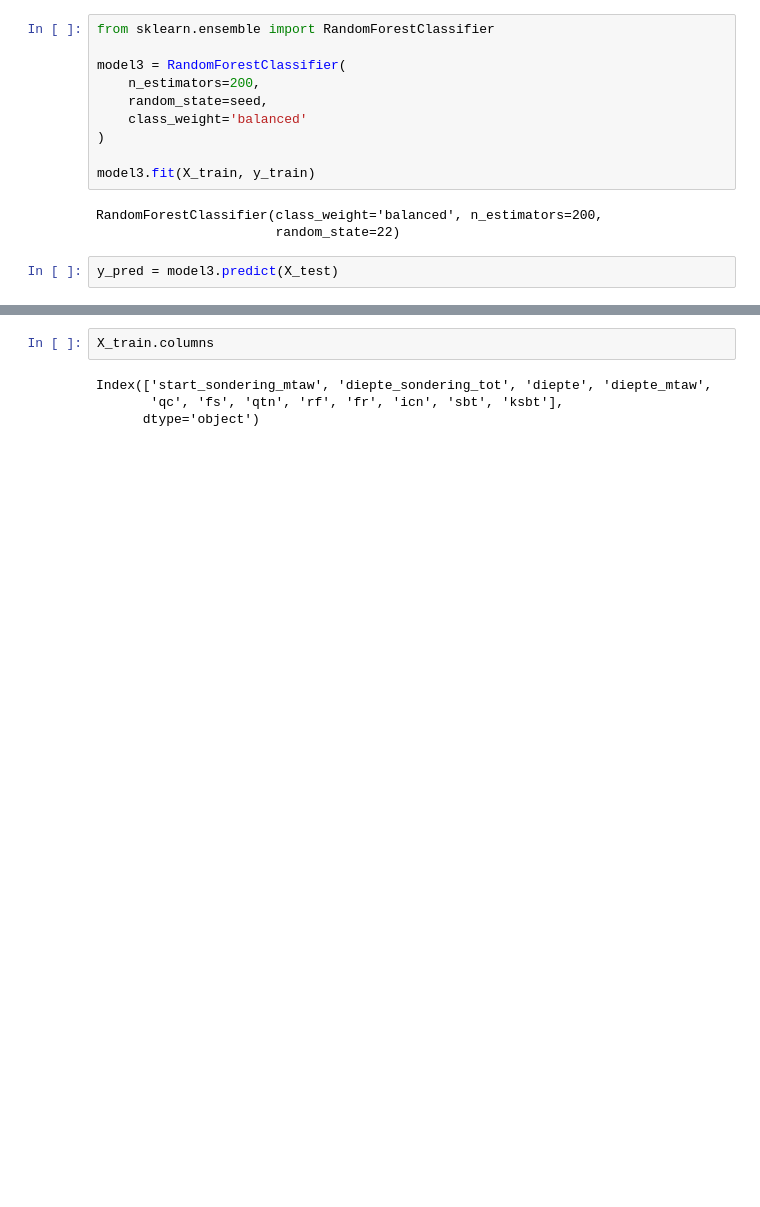
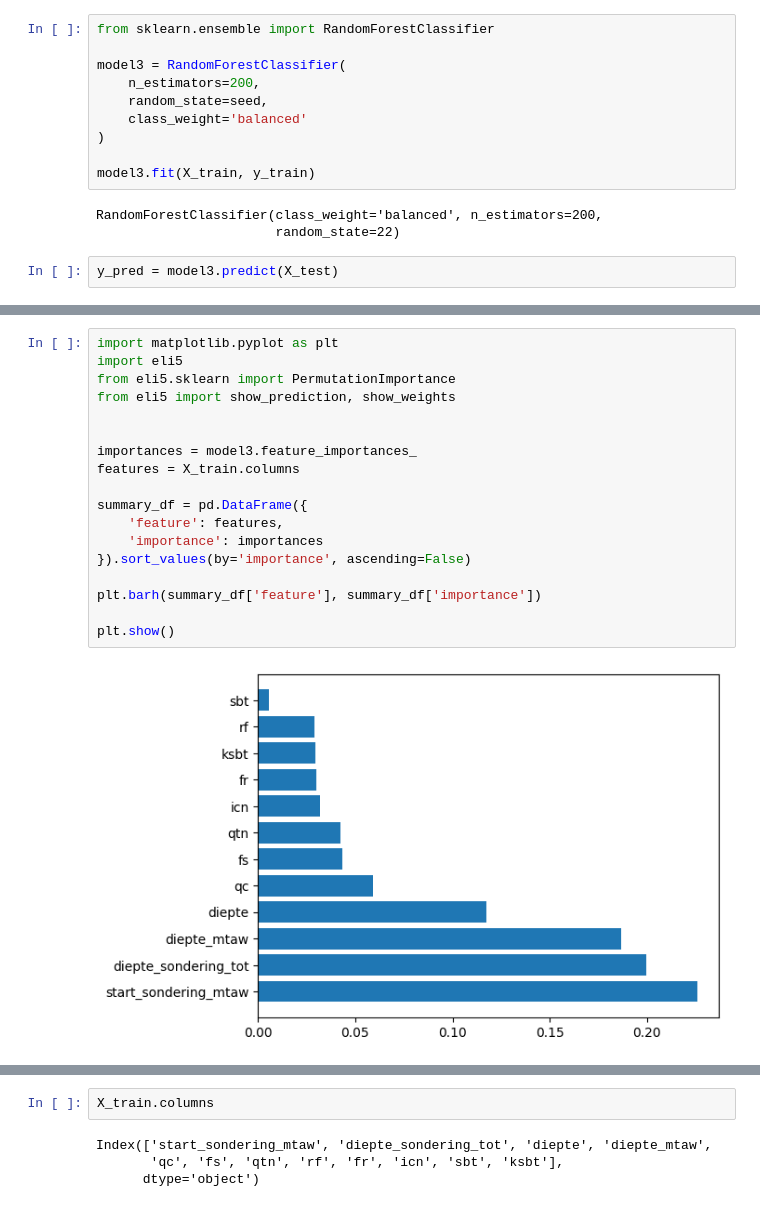
Before and after one commit to VoeP/CPT_usecase, a Jupyter notebook: modeling/EDA.ipynb, the cells around one changed output, grey strips where cells are left out. Drawn from its saved outputs; the diff is of its cells as text; blank space fills up the shorter version.

Commit message:
feature importances for rf approach

```diff
--- a/modeling/EDA.ipynb
+++ b/modeling/EDA.ipynb
@@ -331,3 +330,23 @@ print(classification_report(y_test, y_pred))
                       accuracy                           0.99     37312
                      macro avg       0.99      0.99      0.99     37312
                   weighted avg       0.99      0.99      0.99     37312
+# %%
+import matplotlib.pyplot as plt
+import eli5
+from eli5.sklearn import PermutationImportance
+from eli5 import show_prediction, show_weights
+
+
+importances = model3.feature_importances_
+features = X_train.columns
+
+summary_df = pd.DataFrame({
+    'feature': features,
+    'importance': importances
+}).sort_values(by='importance', ascending=False)
+
+plt.barh(summary_df['feature'], summary_df['importance'])
+
+plt.show()
+# %% [output]
+[figure, added]
```
Also changed, not shown: parts of 6 cells of this notebook.
